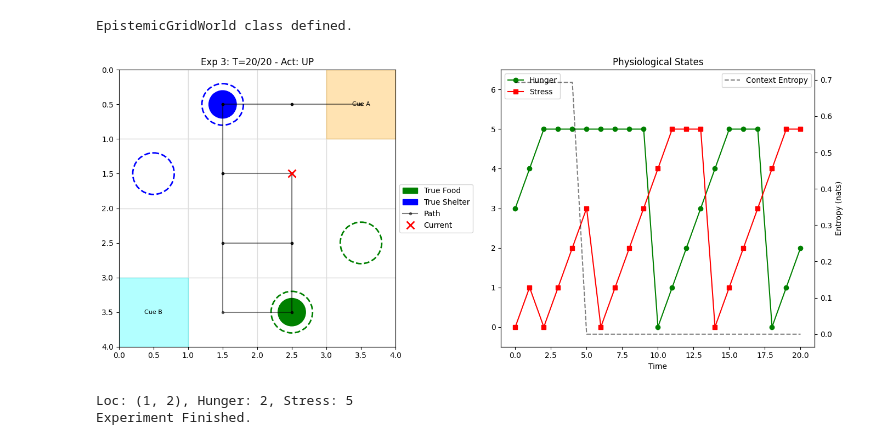
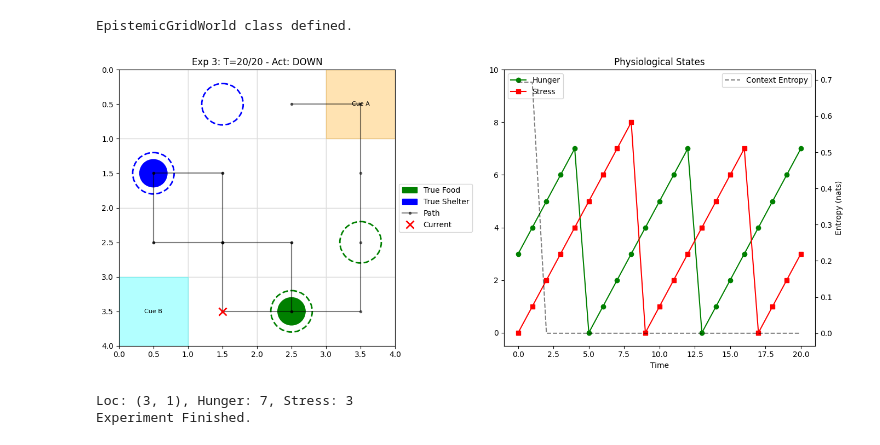
Before and after one commit to Ryan-Palmer/Active-Inference-Agent, a Jupyter notebook: docs/notebooks/Forager.ipynb, the cells around one changed output. Drawn from its saved outputs; the diff is of its cells as text; code cells hidden in the pictures.

```diff
--- a/docs/notebooks/Forager.ipynb
+++ b/docs/notebooks/Forager.ipynb
@@ -1296,16 +1296,16 @@ print(f"  Cue A: {cue1_loc_3}, Cue B: {cue2_loc_3}")
 
 # 2. State Factors
 # [Location, Hunger, Stress, FoodContext, ShelterContext]
-n_hunger_3 = 6  # 0-5
-n_stress_3 = 6  # 0-5
+n_hunger_3 = 9  # 0-8
+n_stress_3 = 9  # 0-8
 
 # Contexts: State 0 -> Loc 0 (1st in list), State 1 -> Loc 1 (2nd in list)
 # FoodContext=0: Food at (2,3). FoodContext=1: Food at (3,2).
 # ShelterContext=0: Shelter at (0,1). ShelterContext=1: Shelter at (1,0).
 num_states_3 = [
     num_grid_points_3, # Location (16)
-    n_hunger_3,        # Hunger (6)
-    n_stress_3,        # Stress (6)
+    n_hunger_3,        # Hunger (8)
+    n_stress_3,        # Stress (8)
     2,                 # FoodContext (2)
     2                  # ShelterContext (2)
 ]
@@ -1537,8 +1537,8 @@ class EpistemicGridWorld:
         self.shelter_ctx = 0 # 0 or 1
 
         # Parameters
-        self.max_hunger = 5
-        self.max_stress = 5
+        self.max_hunger = n_hunger_3 - 1
+        self.max_stress = n_stress_3 - 1
 
     def reset(self, start_loc, f_ctx=0, s_ctx=0, start_hunger=0, start_stress=0):
         self.loc = start_loc
@@ -1616,10 +1616,10 @@ agent3 = Agent(
 # True Food is at Loc 1 (3,2) [Context 1]
 # True Shelter is at Loc 0 (0,1) [Context 0]
 true_f_ctx = 1
-true_s_ctx = 0
+true_s_ctx = 1
 
 # Start at Shelter (0,1) with Hunger=3, Stress=0. Agent believes it's safe.
-start_node_3 = (0, 1)
+start_node_3 = (0, 2)
 obs = env3.reset(start_node_3, f_ctx=true_f_ctx, s_ctx=true_s_ctx, start_hunger=3, start_stress=0)
 
 T3 = 20
@@ -1701,34 +1701,34 @@ for t in range(T3):
     # Stats
     ax_stats = axes[1]
     ax_stats.plot(hist_hunger_3, 'g-o', label='Hunger')
     ax_stats.plot(hist_stress_3, 'r-s', label='Stress')
     ax_stats.set_title("Physiological States")
-    ax_stats.set_ylim(-0.5, 6.5)
+    ax_stats.set_ylim(-0.5, 10)
     ax_stats.set_xlabel("Time")
     ax_stats.legend(loc='upper left')
 
     # Entropy (Uncertainty)
     ax_ent = ax_stats.twinx()
     k_h = [get_entropy(d) for d in hist_context_food]
     ax_ent.plot(k_h, 'k--', label='Context Entropy', alpha=0.5)
     ax_ent.set_ylabel("Entropy (nats)")
     ax_ent.legend(loc='upper right')
 
     plt.tight_layout()
     display(fig)
     plt.close(fig) # Prevent double plotting
 
     # Print status
     print(f"Loc: {env3.loc}, Hunger: {env3.hunger}, Stress: {env3.stress}")
     if env3.loc == env3.cue1_loc: print("  [!] Observed Cue A!")
     if env3.loc == env3.cue2_loc: print("  [!] Observed Cue B!")
     if env3.loc == food_locs_3[true_f_ctx]: print("  [+] Found Food!")
     if env3.loc == shelter_locs_3[true_s_ctx]: print("  [+] Found Shelter!")
 
     time.sleep(0.5) # Pause for 500ms
 
 print("Experiment Finished.")
 # %% [output]
-[figure, old version]
+[figure, new version]
-Loc: (1, 2), Hunger: 2, Stress: 5
+Loc: (3, 1), Hunger: 7, Stress: 3
 Experiment Finished.
```
Also changed, not shown: parts of 1 cell of this notebook.
